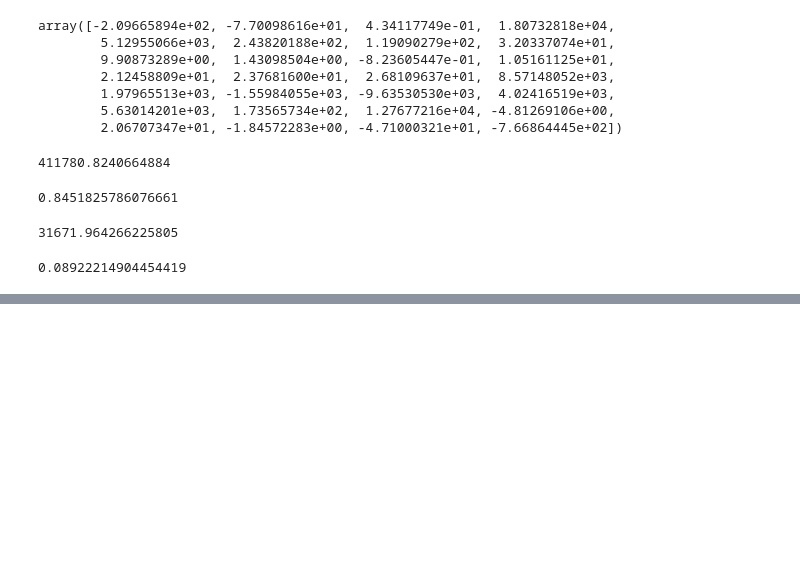
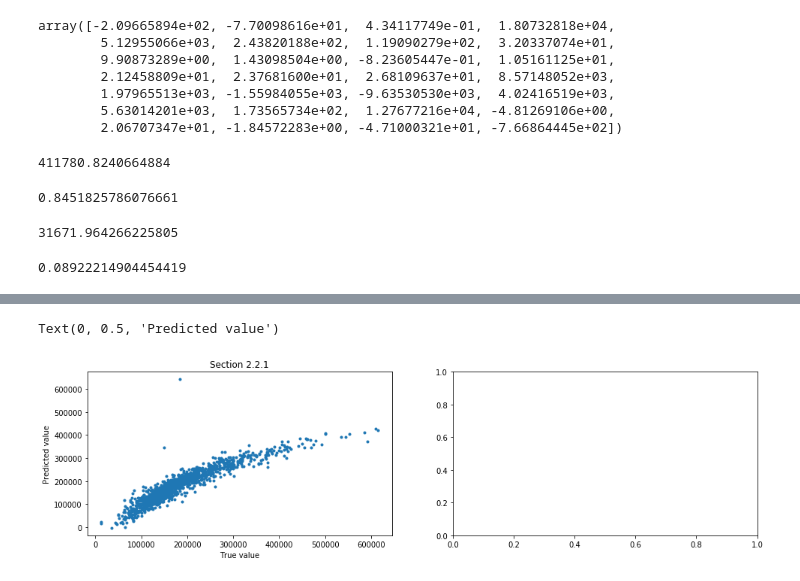
Before and after one commit to fahimhm/reg_model_exercise, a Jupyter notebook: Regression Model Practice.ipynb, the cells around one changed output, grey strips where cells are left out. Drawn from its saved outputs; the diff is of its cells as text; code cells hidden in the pictures; blank space fills up the shorter version.

```diff
--- a/Regression Model Practice.ipynb
+++ b/Regression Model Practice.ipynb
@@ -243,0 +334,19 @@ df_test['Id'] = df_test['Id'].astype('Int64')
+# %%
+fig, ax = plt.subplots(1, 2, figsize=(16,4))
+ax = ax.reshape(2)
+ax[0].plot(y_true_221, y_pred_221, '.')
+ax[0].set_title('Section 2.2.1')
+ax[0].set_xlabel('True value')
+ax[0].set_ylabel('Predicted value')
+
+ax[1].plot(y_true_221, y_pred_221, '.')
+ax[0].set_title('Section 2.2.1')
+ax[0].set_xlabel('True value')
+ax[0].set_ylabel('Predicted value')
+
+
+
+# plt.savefig('222.png')
+# %% [output]
+Text(0, 0.5, 'Predicted value')
+[figure, added]
```
Also changed, not shown: parts of 22 cells of this notebook, 3 other files.
